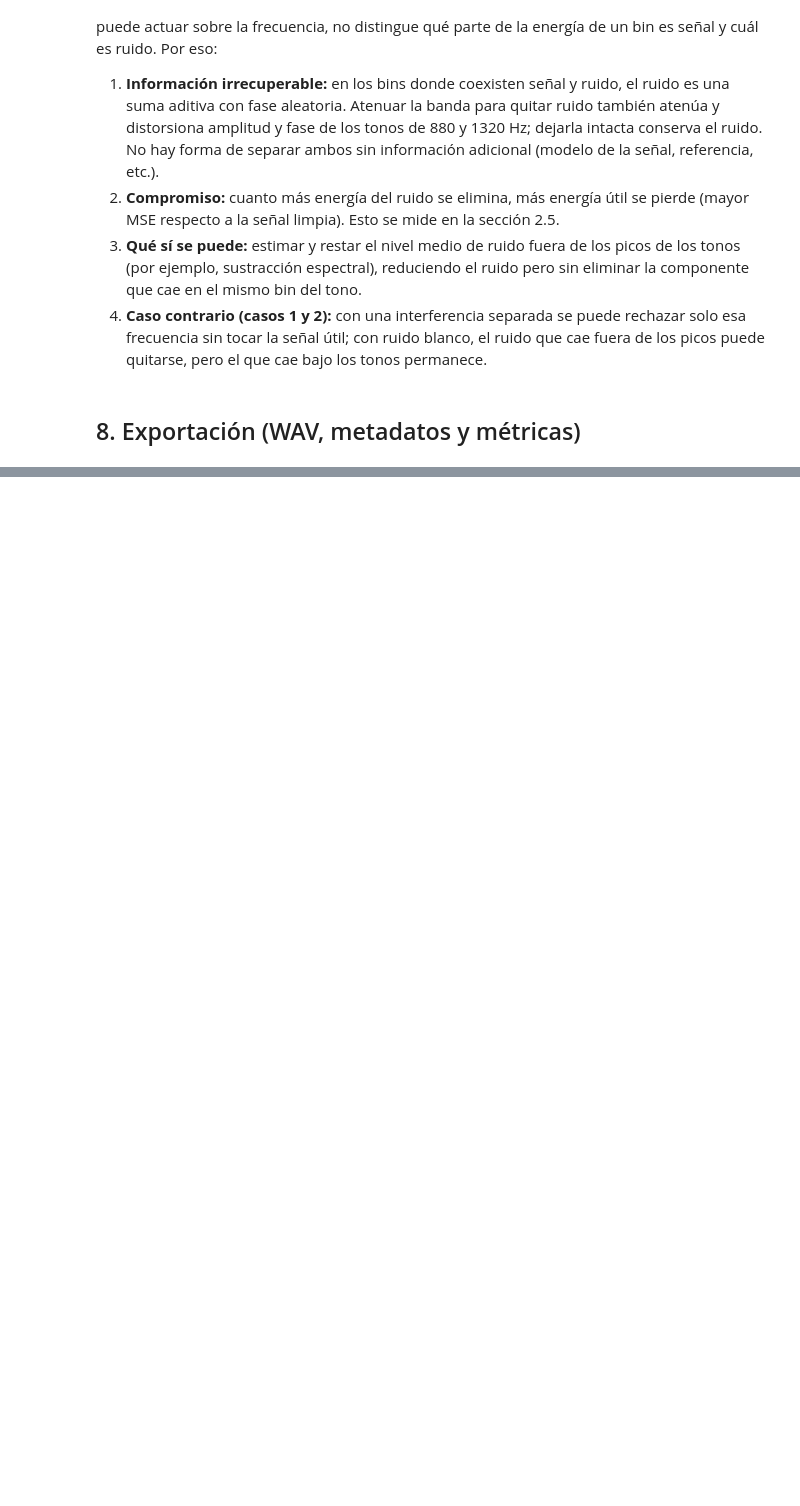
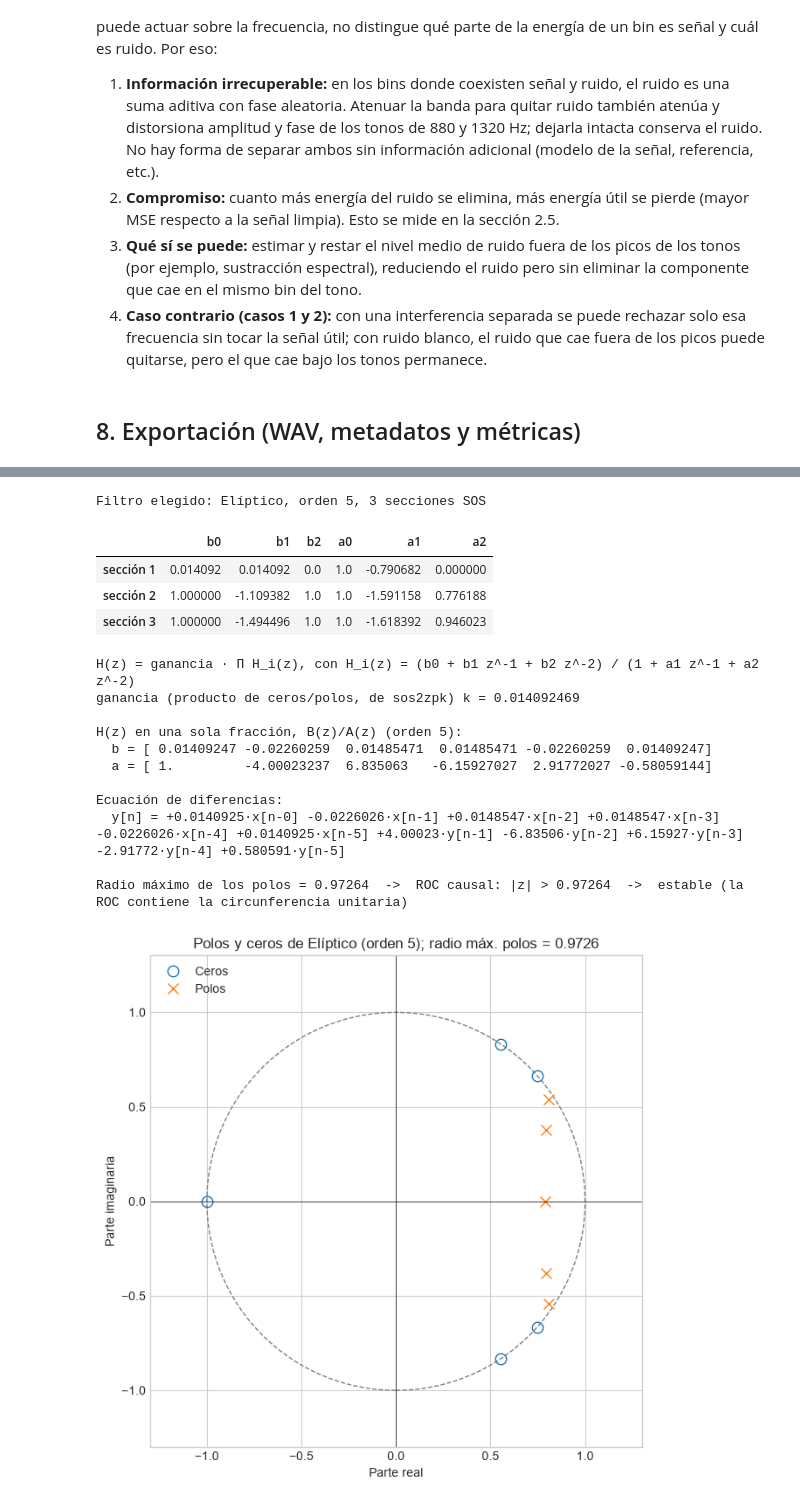
Before and after one commit to Izaguirre1g/jgarcia_asm_2026_s2, a Jupyter notebook: notebook.ipynb, the cells around one changed output, grey strips where cells are left out. Cells and saved outputs as stored; diff of their text form; code cells hidden in the pictures; blank space fills up the shorter version.

```diff
--- a/notebook.ipynb
+++ b/notebook.ipynb
@@ -228,0 +377,52 @@ Exportado:
+# %%
+ELEGIDO = 'Elíptico'
+sos = SOS[ELEGIDO]
+b, a = sos2tf(sos)
+z, p, k = sos2zpk(sos)
+
+print(f'Filtro elegido: {ELEGIDO}, orden {ORD[ELEGIDO]}, {sos.shape[0]} secciones SOS')
+display(pd.DataFrame(sos, columns=['b0', 'b1', 'b2', 'a0', 'a1', 'a2'],
+                     index=[f'sección {i + 1}' for i in range(sos.shape[0])]).round(8))
+
+print('\nH(z) = ganancia · Π H_i(z), con H_i(z) = (b0 + b1 z^-1 + b2 z^-2) / (1 + a1 z^-1 + a2 z^-2)')
+print(f'ganancia (producto de ceros/polos, de sos2zpk) k = {k:.8g}')
+b_t, a_t = np.trim_zeros(b, 'b'), np.trim_zeros(a, 'b')
+print('\nH(z) en una sola fracción, B(z)/A(z) (orden 5):')
+print('  b =', np.array2string(b_t, precision=8, max_line_width=110))
+print('  a =', np.array2string(a_t, precision=8, max_line_width=110))
+ent = ' '.join(f'{c:+.6g}·x[n-{i}]' for i, c in enumerate(b_t))
+sal = ' '.join(f'{-c:+.6g}·y[n-{i}]' for i, c in enumerate(a_t) if i > 0)
+print('\nEcuación de diferencias:\n  y[n] =', ent, sal)
+
+_, _, _, radio, estable = ft.polos_ceros(sos)
+print(f'\nRadio máximo de los polos = {radio:.5f}  ->  ROC causal: |z| > {radio:.5f}  ->  '
+      f'{"estable (la ROC contiene la circunferencia unitaria)" if estable else "INESTABLE"}')
+
+fig, ax = plt.subplots(figsize=(6.5, 6.5))
+ax.add_patch(plt.Circle((0, 0), 1, fill=False, color='gray', ls='--'))
+zp, pp = z[np.abs(z) > 1e-9], p[np.abs(p) > 1e-9]
+ax.plot(zp.real, zp.imag, 'o', mfc='none', ms=9, label='Ceros')
+ax.plot(pp.real, pp.imag, 'x', ms=9, label='Polos')
+ax.axhline(0, color='k', lw=.5); ax.axvline(0, color='k', lw=.5)
+ax.set(xlim=(-1.3, 1.3), ylim=(-1.3, 1.3), aspect='equal', xlabel='Parte real', ylabel='Parte imaginaria',
+       title=f'Polos y ceros de {ELEGIDO} (orden {ORD[ELEGIDO]}); radio máx. polos = {radio:.4f}')
+ax.legend(loc='upper left')
+plt.tight_layout(); plt.savefig(FIGS / '2_3_polos_ceros.png', dpi=150); plt.show()
+# %% [output]
+Filtro elegido: Elíptico, orden 5, 3 secciones SOS
+|  | b0 | b1 | b2 | a0 | a1 | a2 |
+| sección 1 | 0.014092 | 0.014092 | 0.0 | 1.0 | -0.790682 | 0.000000 |
+| sección 2 | 1.000000 | -1.109382 | 1.0 | 1.0 | -1.591158 | 0.776188 |
+| sección 3 | 1.000000 | -1.494496 | 1.0 | 1.0 | -1.618392 | 0.946023 |
+H(z) = ganancia · Π H_i(z), con H_i(z) = (b0 + b1 z^-1 + b2 z^-2) / (1 + a1 z^-1 + a2 z^-2)
+ganancia (producto de ceros/polos, de sos2zpk) k = 0.014092469
+
+H(z) en una sola fracción, B(z)/A(z) (orden 5):
+  b = [ 0.01409247 -0.02260259  0.01485471  0.01485471 -0.02260259  0.01409247]
+  a = [ 1.         -4.00023237  6.835063   -6.15927027  2.91772027 -0.58059144]
+
+Ecuación de diferencias:
+  y[n] = +0.0140925·x[n-0] -0.0226026·x[n-1] +0.0148547·x[n-2] +0.0148547·x[n-3] -0.0226026·x[n-4] +0.0140925·x[n-5] +4.00023·y[n-1] -6.83506·y[n-2] +6.15927·y[n-3] -2.91772·y[n-4] +0.580591·y[n-5]
+
+Radio máximo de los polos = 0.97264  ->  ROC causal: |z| > 0.97264  ->  estable (la ROC contiene la circunferencia unitaria)
+[figure, added]
```
Also changed, not shown: parts of 24 cells of this notebook, 12 other files.
